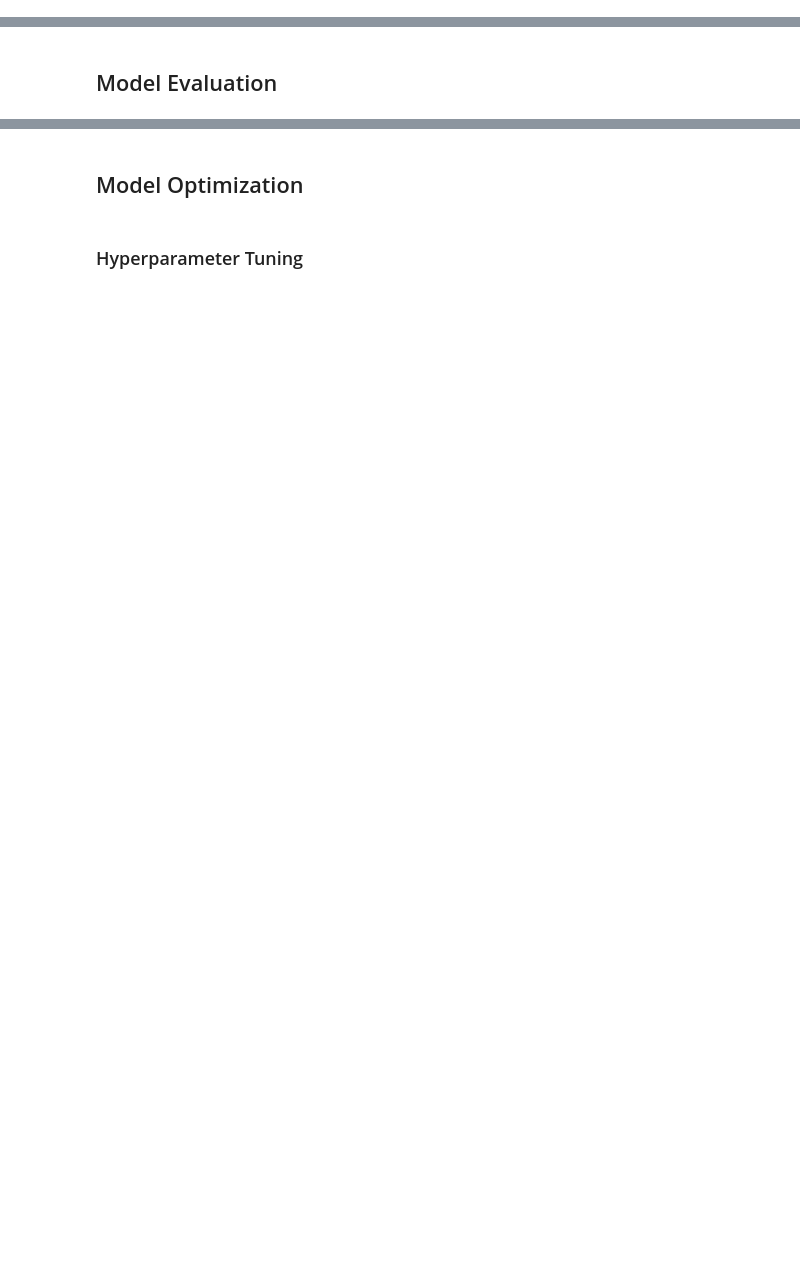
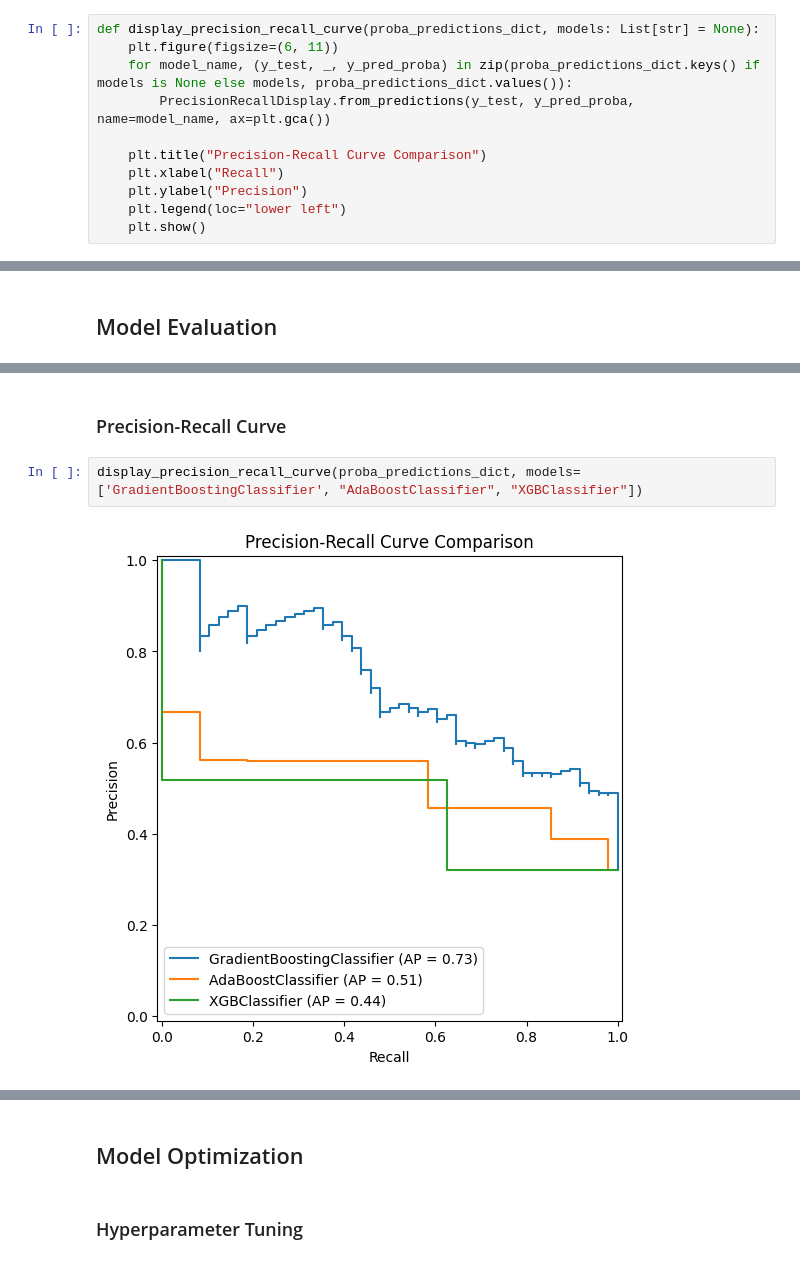
Before and after one commit to haroldeustaquio/Pima-Diabetes-Prediction, a Jupyter notebook: notebooks/01_data_preprocessing.ipynb, the cells around one changed output, grey strips where cells are left out. Cells and saved outputs as stored; diff of their text form; blank space fills up the shorter version.

```diff
--- a/notebooks/01_data_preprocessing.ipynb
+++ b/notebooks/01_data_preprocessing.ipynb
@@ -747,0 +912,11 @@ def chi2_test_of_independence(df: pd.DataFrame, features: List[str], target: str
+# %%
+def display_precision_recall_curve(proba_predictions_dict, models: List[str] = None):
+    plt.figure(figsize=(6, 11))
+    for model_name, (y_test, _, y_pred_proba) in zip(proba_predictions_dict.keys() if models is None else models, proba_predictions_dict.values()):
+        PrecisionRecallDisplay.from_predictions(y_test, y_pred_proba, name=model_name, ax=plt.gca())
+
+    plt.title("Precision-Recall Curve Comparison")
+    plt.xlabel("Recall")
+    plt.ylabel("Precision")
+    plt.legend(loc="lower left")
+    plt.show()
@@ -897,0 +1244,6 @@ Using this technique, the results indicate that the features have a significant
+# %% [markdown]
+### Precision-Recall Curve
+# %%
+display_precision_recall_curve(proba_predictions_dict, models=['GradientBoostingClassifier', "AdaBoostClassifier", "XGBClassifier"])
+# %% [output]
+[figure, added]
```
Also changed, not shown: parts of 39 cells of this notebook, 1 other file.
